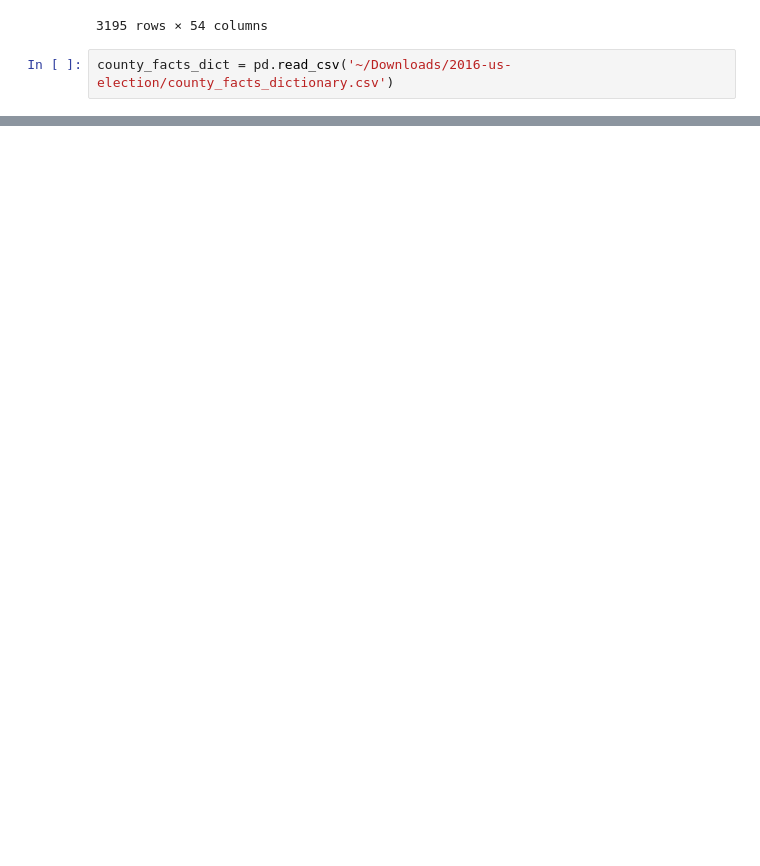
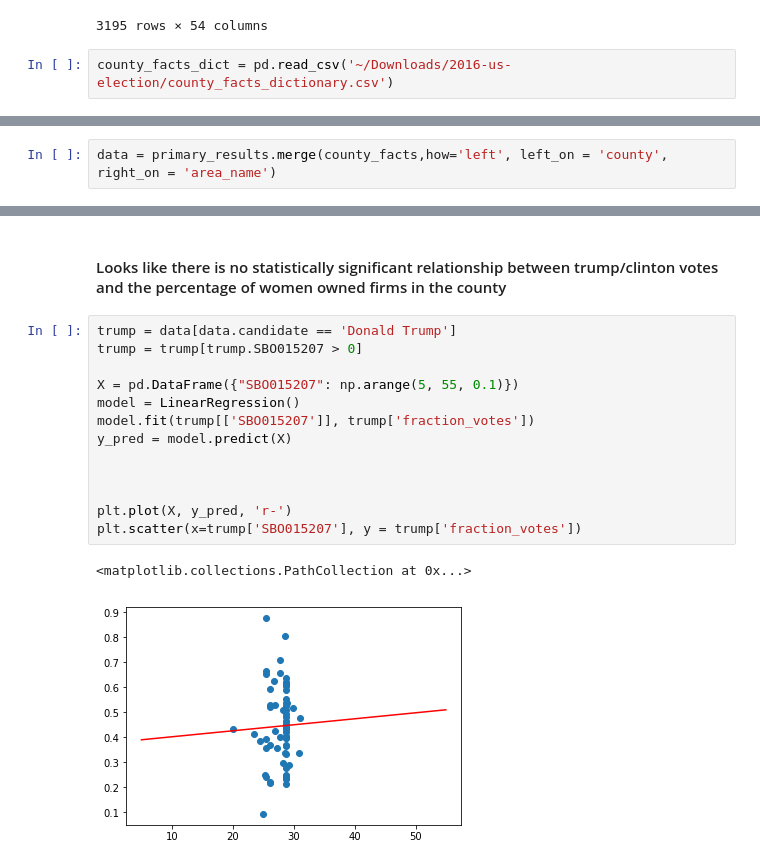
Before and after one commit to jfong27/2016-Election, a Jupyter notebook: 2016 Election.ipynb, the cells around one changed output, grey strips where cells are left out. Saved outputs shown, nothing was run; the diff lists cells and outputs as text; blank space fills up the shorter version.

Commit message:
explore data, made some charts

```diff
--- a/2016 Election.ipynb
+++ b/2016 Election.ipynb
@@ -71,0 +77,2 @@ county_facts_dict
+# %%
+data = primary_results.merge(county_facts,how='left', left_on = 'county', right_on = 'area_name')
@@ -71,0 +100,18 @@ county_facts_dict
+# %% [markdown]
+#### Looks like there is no statistically significant relationship between trump/clinton votes and the percentage of women owned firms in the county
+# %%
+trump = data[data.candidate == 'Donald Trump']
+trump = trump[trump.SBO015207 > 0]
+
+X = pd.DataFrame({"SBO015207": np.arange(5, 55, 0.1)})
+model = LinearRegression()
+model.fit(trump[['SBO015207']], trump['fraction_votes'])
+y_pred = model.predict(X)
+
+
+
+plt.plot(X, y_pred, 'r-')
+plt.scatter(x=trump['SBO015207'], y = trump['fraction_votes'])
+# %% [output]
+<matplotlib.collections.PathCollection at 0x...>
+[figure, added]
```
Also changed, not shown: parts of 10 cells of this notebook.
